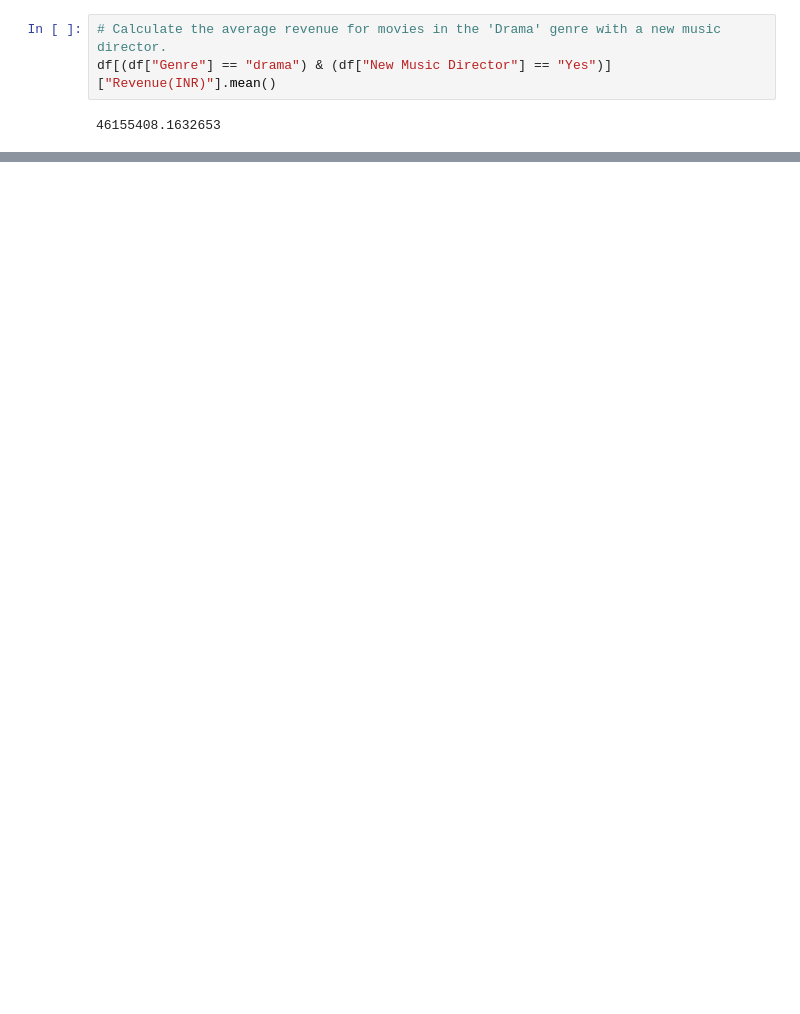
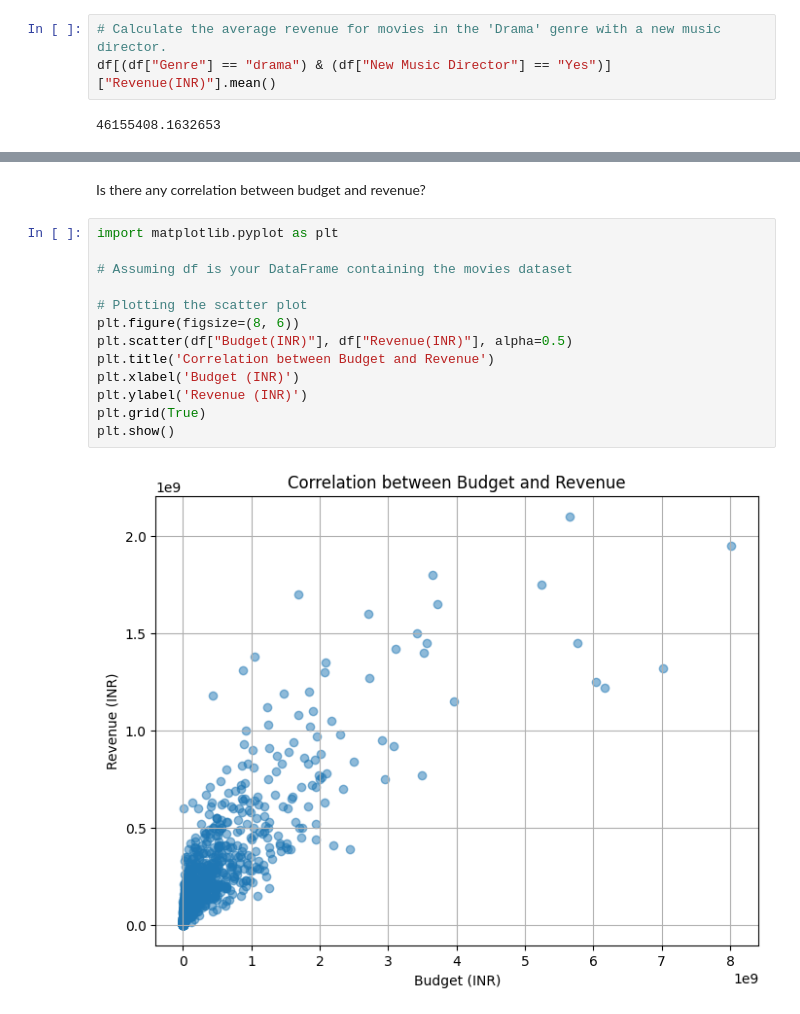
Before and after one commit to rahulbhoyar1995/Kaggle-Data-Analysis-Projects, a Jupyter notebook: bollywood-movies-dataset-analysis.ipynb, the cells around one changed output, grey strips where cells are left out. Drawn from its saved outputs; the diff is of its cells as text; blank space fills up the shorter version.

```diff
--- a/bollywood-movies-dataset-analysis.ipynb
+++ b/bollywood-movies-dataset-analysis.ipynb
@@ -373,0 +460,17 @@ How accurate is your predictive model, and which features contribute the most to
+# %% [markdown]
+Is there any correlation between budget and revenue?
+# %%
+import matplotlib.pyplot as plt
+
+# Assuming df is your DataFrame containing the movies dataset
+
+# Plotting the scatter plot
+plt.figure(figsize=(8, 6))
+plt.scatter(df["Budget(INR)"], df["Revenue(INR)"], alpha=0.5)
+plt.title('Correlation between Budget and Revenue')
+plt.xlabel('Budget (INR)')
+plt.ylabel('Revenue (INR)')
+plt.grid(True)
+plt.show()
+# %% [output]
+[figure, added]
```
Also changed, not shown: parts of 23 cells of this notebook.
